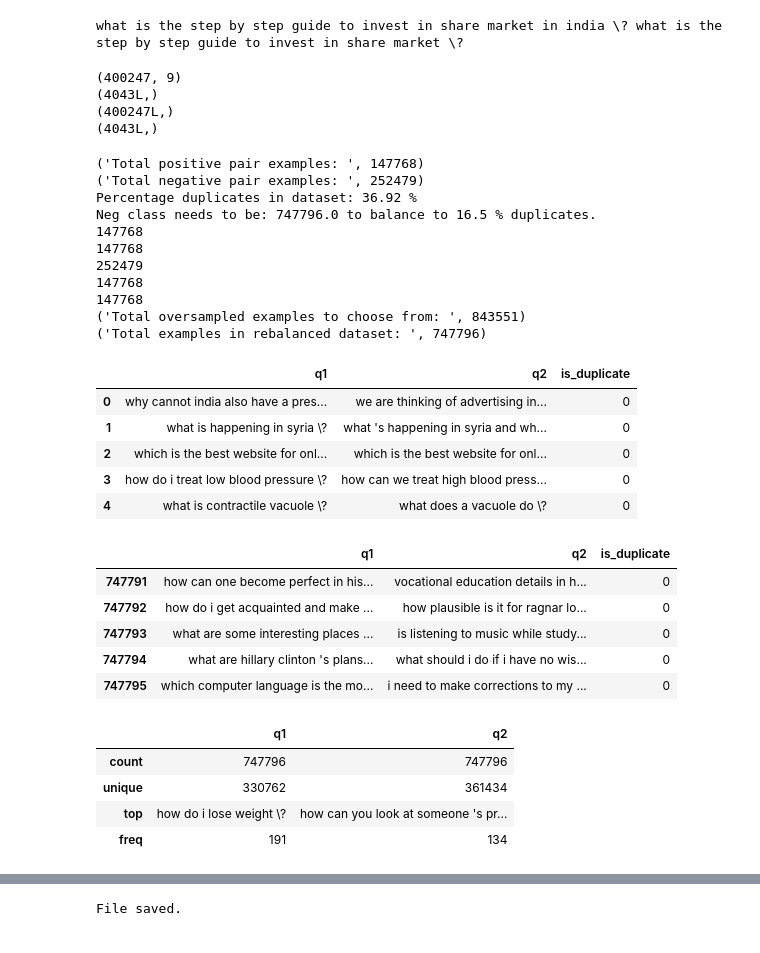
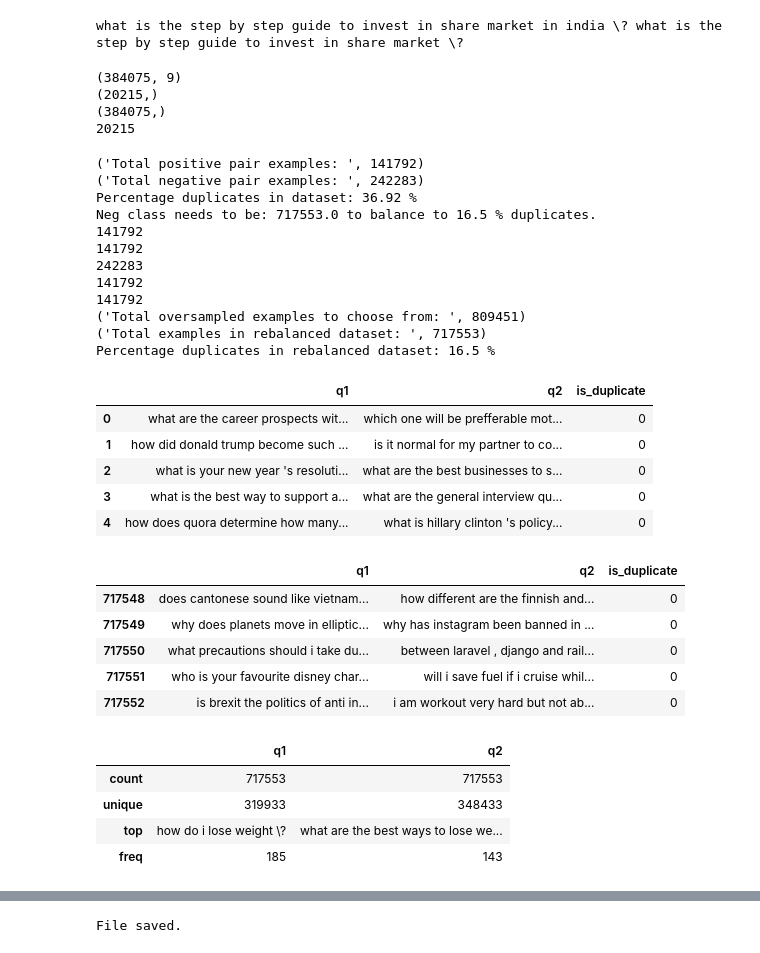
Before and after one commit to bencxs/quora-question-pairs, a Jupyter notebook: 1_preprocess.ipynb, the cells around one changed output, grey strips where cells are left out. Drawn from its saved outputs; the diff is of its cells as text; code cells hidden in the pictures.

```diff
--- a/1_preprocess.ipynb
+++ b/1_preprocess.ipynb
@@ -83,25 +83,31 @@ what is the step by step guide to invest in share market in india \? what is the
 # Split into stratified training and validation set
 from sklearn.model_selection import train_test_split
 
+X = df_train
+y = df_train["is_duplicate"]
+
 X_train, X_val, y_train, y_val = train_test_split(
-    df_train,
-    df_train["is_duplicate"],
-    test_size=0.01,
+    X,
+    y,
+    test_size=0.05,
     random_state=42)
 
 # Drop all columns except "merged" for X_val as it is the feature
 # We keep all columns in X_train as we want to use those to oversample later
 X_val = X_val["merged"]
 
+# Convert the validation set labels to a list of either 0 (not duplicate) or 1 (duplicates)
+y_val = y_val.values.tolist()
+
 print(X_train.shape)
 print(X_val.shape)
 print(y_train.shape)
-print(y_val.shape)
+print(len(y_val))
 # %% [output]
-(400247, 9)
-(4043L,)
-(400247L,)
-(4043L,)
+(384075, 9)
+(20215,)
+(384075,)
+20215
 # %%
 # Random oversampling
 
@@ -165,59 +171,66 @@ def random_oversample(pos, neg, size):
 
     pos = pos.sample(frac=1).reset_index(drop=True)
     neg = neg.sample(frac=1).reset_index(drop=True)
 
     df5 = pd.DataFrame()
     df5["q1"] = pos["q1"]
     df5["q2"] = neg["q1"]
     print(len(df5))
 
     df = df.append(df5)
     df = df.reset_index(drop=True)
     print("Total oversampled examples to choose from: ", len(df))
 
     df_sample_ind = np.random.choice(df.index.values, size=size, replace=False)
     df_sample = df.loc[df_sample_ind]
     df_sample = df_sample.reset_index(drop=True)
     df_sample["is_duplicate"] = 0
 
     print("Total examples in rebalanced dataset: ", len(df_sample))
+
+    # Pos / Pos + Neg * 100
+    pos_neg_ratio = float(len(pos)) / (len(pos) + len(df_sample)) * 100
+    print("Percentage duplicates in rebalanced dataset: " + str(np.round(pos_neg_ratio, 2)) + " %")
+
     display(df_sample.head())
     display(df_sample.tail())
     display(df_sample[["q1", "q2"]].describe())
 
     return df_sample
 
 pos_neg_stats(df_pos, df_neg, 16.5)
-df_sample = random_oversample(df_pos, df_neg, 747796)
+#df_sample = random_oversample(df_pos, df_neg, 747796)
+df_sample = random_oversample(df_pos, df_neg, 717553)
 # %% [output]
-('Total positive pair examples: ', 147768)
-('Total negative pair examples: ', 252479)
+('Total positive pair examples: ', 141792)
+('Total negative pair examples: ', 242283)
 Percentage duplicates in dataset: 36.92 %
-Neg class needs to be: 747796.0 to balance to 16.5 % duplicates.
-147768
-147768
-252479
-147768
-147768
-('Total oversampled examples to choose from: ', 843551)
-('Total examples in rebalanced dataset: ', 747796)
+Neg class needs to be: 717553.0 to balance to 16.5 % duplicates.
+141792
+141792
+242283
+141792
+141792
+('Total oversampled examples to choose from: ', 809451)
+('Total examples in rebalanced dataset: ', 717553)
+Percentage duplicates in rebalanced dataset: 16.5 %
 |  | q1 | q2 | is_duplicate |
-| 0 | why cannot india also have a pres... | we are thinking of advertising in... | 0 |
-| 1 | what is happening in syria \? | what 's happening in syria and wh... | 0 |
-| 2 | which is the best website for onl... | which is the best website for onl... | 0 |
-| 3 | how do i treat low blood pressure \? | how can we treat high blood press... | 0 |
-| 4 | what is contractile vacuole \? | what does a vacuole do \? | 0 |
+| 0 | what are the career prospects wit... | which one will be prefferable mot... | 0 |
+| 1 | how did donald trump become such ... | is it normal for my partner to co... | 0 |
+| 2 | what is your new year 's resoluti... | what are the best businesses to s... | 0 |
+| 3 | what is the best way to support a... | what are the general interview qu... | 0 |
+| 4 | how does quora determine how many... | what is hillary clinton 's policy... | 0 |
 |  | q1 | q2 | is_duplicate |
-| 747791 | how can one become perfect in his... | vocational education details in h... | 0 |
-| 747792 | how do i get acquainted and make ... | how plausible is it for ragnar lo... | 0 |
-| 747793 | what are some interesting places ... | is listening to music while study... | 0 |
-| 747794 | what are hillary clinton 's plans... | what should i do if i have no wis... | 0 |
-| 747795 | which computer language is the mo... | i need to make corrections to my ... | 0 |
+| 717548 | does cantonese sound like vietnam... | how different are the finnish and... | 0 |
+| 717549 | why does planets move in elliptic... | why has instagram been banned in ... | 0 |
+| 717550 | what precautions should i take du... | between laravel , django and rail... | 0 |
+| 717551 | who is your favourite disney char... | will i save fuel if i cruise whil... | 0 |
+| 717552 | is brexit the politics of anti in... | i am workout very hard but not ab... | 0 |
 |  | q1 | q2 |
-| count | 747796 | 747796 |
-| unique | 330762 | 361434 |
-| top | how do i lose weight \? | how can you look at someone 's pr... |
-| freq | 191 | 134 |
+| count | 717553 | 717553 |
+| unique | 319933 | 348433 |
+| top | how do i lose weight \? | what are the best ways to lose we... |
+| freq | 185 | 143 |
 # %%
 # Merge Q1 and Q2 as one feature
 df_sample["merged"] = df_sample["q1"] + " " + df_sample["q2"]
```
Also changed, not shown: parts of 5 cells of this notebook.
